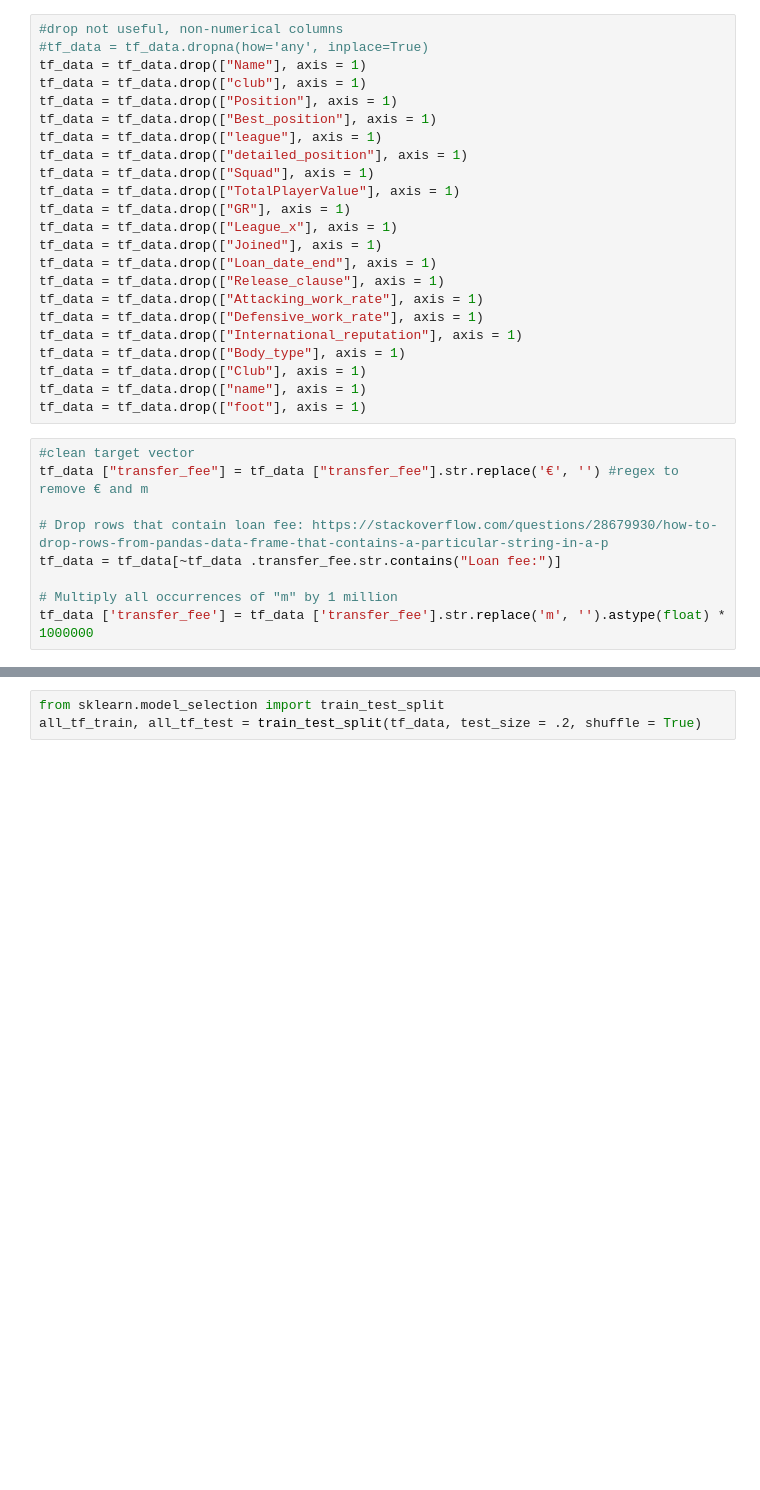
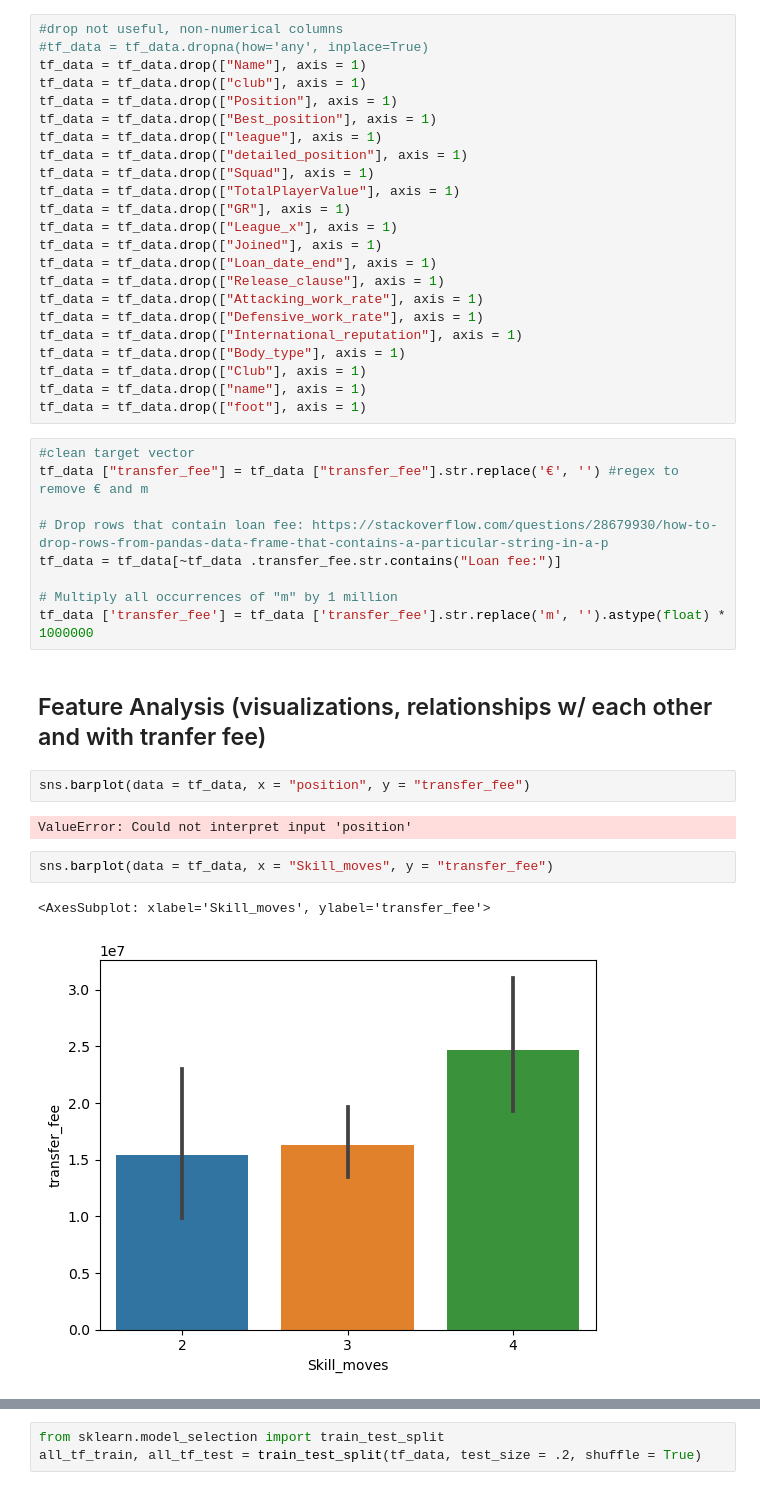
Before and after one commit to aymankhan2003/Market-Value-Predictor, a Jupyter notebook: Project.ipynb, the cells around one changed output, grey strips where cells are left out. Cells and saved outputs as stored; diff of their text form; blank space fills up the shorter version.

```diff
--- a/Project.ipynb
+++ b/Project.ipynb
@@ -747,3 +764,14 @@ tf_data = tf_data[~tf_data .transfer_fee.str.contains("Loan fee:")]
 
 # Multiply all occurrences of "m" by 1 million
 tf_data ['transfer_fee'] = tf_data ['transfer_fee'].str.replace('m', '').astype(float) * 1000000
+# %% [markdown]
+## Feature Analysis (visualizations, relationships w/ each other and with tranfer fee)
+# %%
+sns.barplot(data = tf_data, x = "position", y = "transfer_fee")
+# %% [output]
+ValueError: Could not interpret input 'position'
+# %%
+sns.barplot(data = tf_data, x = "Skill_moves", y = "transfer_fee")
+# %% [output]
+<AxesSubplot: xlabel='Skill_moves', ylabel='transfer_fee'>
+[figure, added]
```
Also changed, not shown: parts of 71 cells of this notebook, 1 other file.
